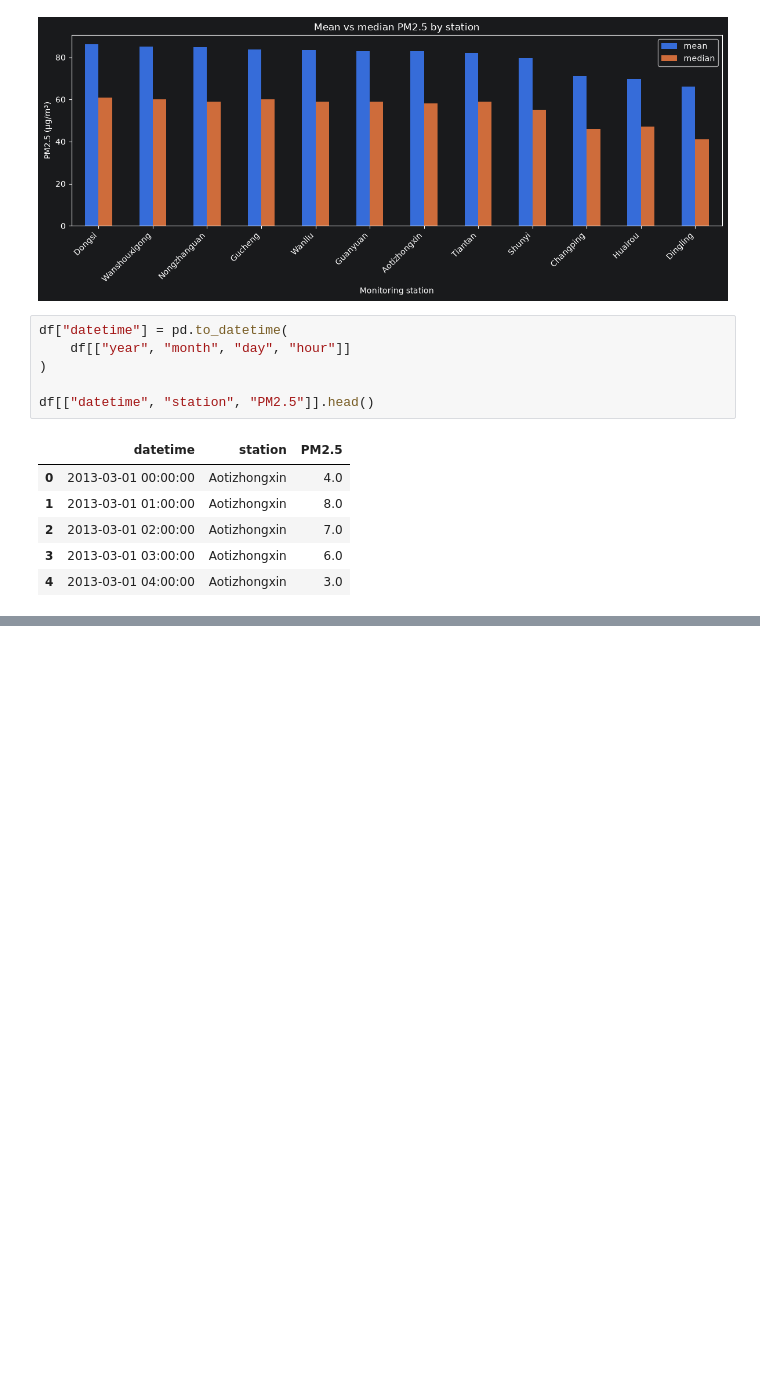
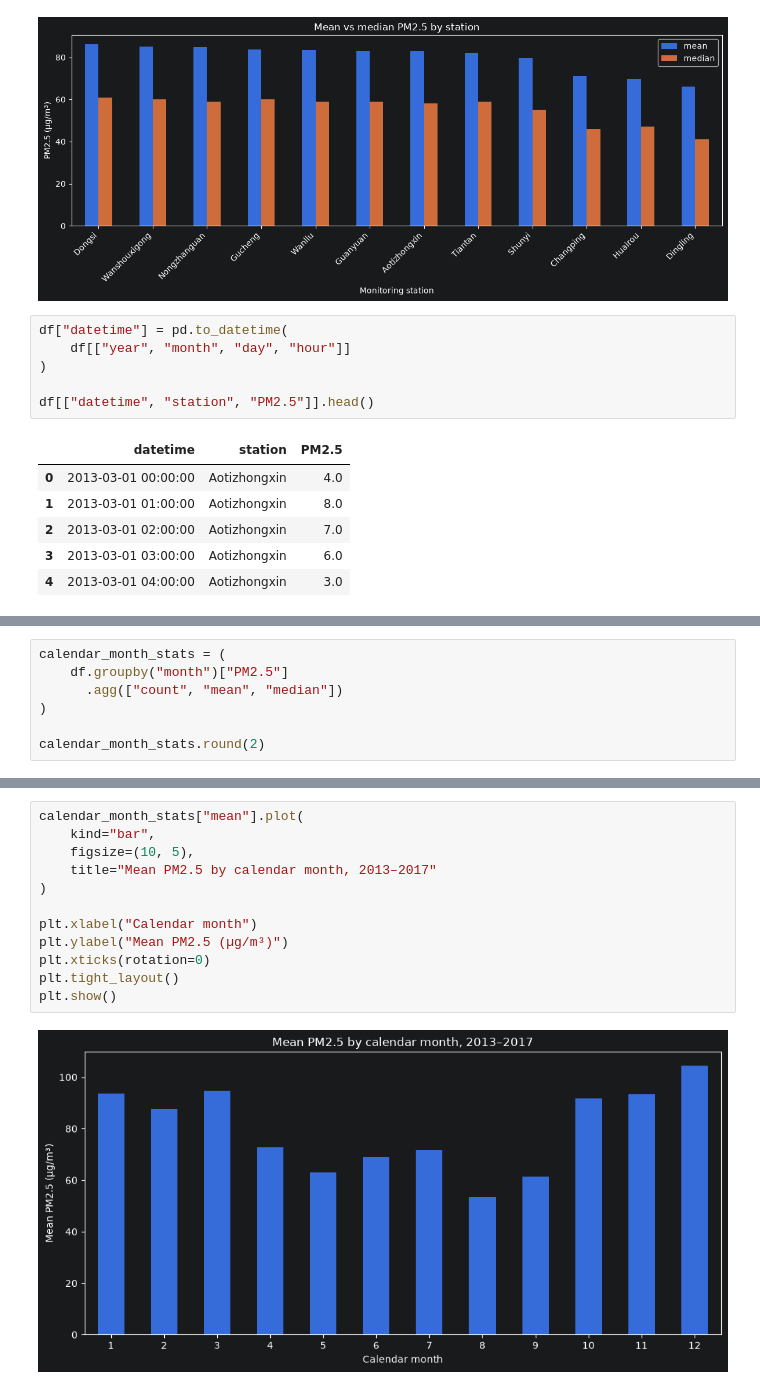
Before and after one commit to AnzarAliShaikh18/air-quality-data-audit, a Jupyter notebook: analysis.ipynb, the cells around one changed output, grey strips where cells are left out. Drawn from its saved outputs; the diff is of its cells as text; blank space fills up the shorter version.

```diff
--- a/analysis.ipynb
+++ b/analysis.ipynb
@@ -249,0 +277,7 @@ df[["datetime", "station", "PM2.5"]].head()
+# %%
+calendar_month_stats = (
+    df.groupby("month")["PM2.5"]
+      .agg(["count", "mean", "median"])
+)
+
+calendar_month_stats.round(2)
@@ -249,0 +299,14 @@ df[["datetime", "station", "PM2.5"]].head()
+# %%
+calendar_month_stats["mean"].plot(
+    kind="bar",
+    figsize=(10, 5),
+    title="Mean PM2.5 by calendar month, 2013–2017"
+)
+
+plt.xlabel("Calendar month")
+plt.ylabel("Mean PM2.5 (µg/m³)")
+plt.xticks(rotation=0)
+plt.tight_layout()
+plt.show()
+# %% [output]
+[figure, added]
```
Also changed, not shown: parts of 3 cells of this notebook.
